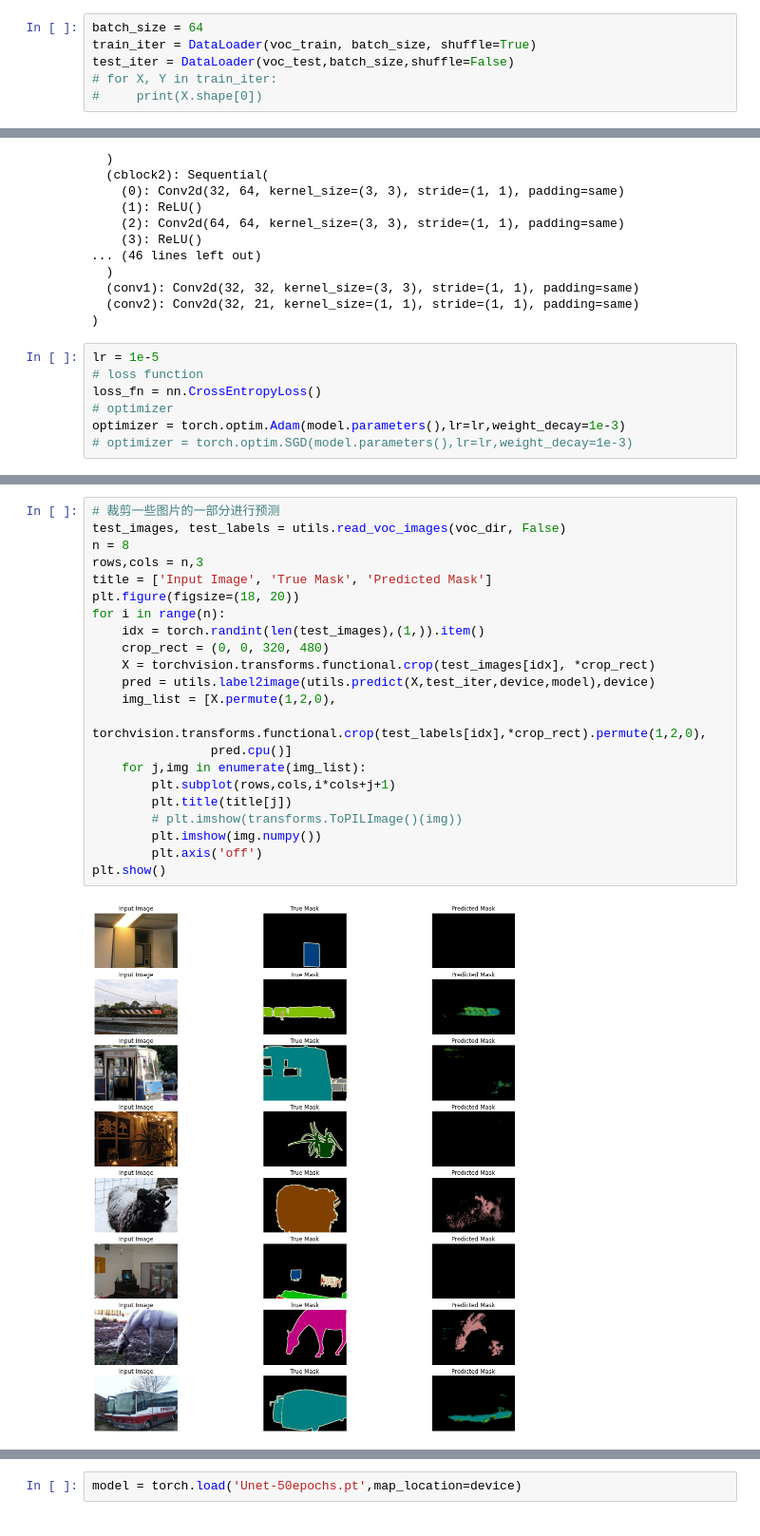
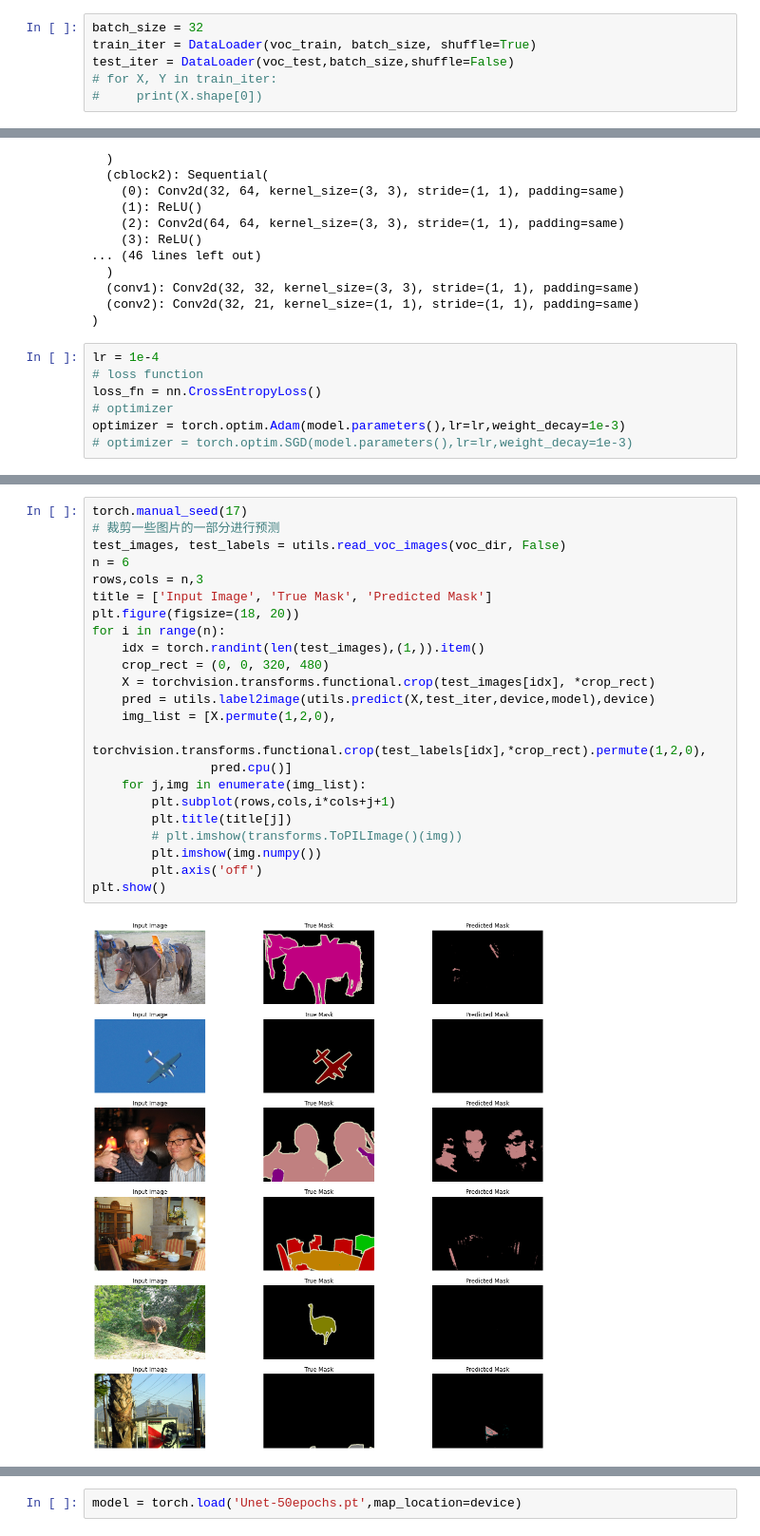
Before and after one commit to narutojian/cv-beginer, a Jupyter notebook: Pascal VOC 2012 Segmentation/UNet.ipynb, the cells around one changed output, grey strips where cells are left out. Shown: that part at 95% size. Drawn from its saved outputs; the diff is of its cells as text.

```diff
--- a/Pascal VOC 2012 Segmentation/UNet.ipynb
+++ b/Pascal VOC 2012 Segmentation/UNet.ipynb
@@ -23,7 +26,7 @@ voc_test = utils.VOCSegDataset(False, crop_size, voc_dir)
 read 1114 examples
 read 1078 examples
 # %%
-batch_size = 64
+batch_size = 32
 train_iter = DataLoader(voc_train, batch_size, shuffle=True)
 test_iter = DataLoader(voc_test,batch_size,shuffle=False)
 # for X, Y in train_iter:
@@ -60,7 +63,7 @@ Unet(
   (conv2): Conv2d(32, 21, kernel_size=(1, 1), stride=(1, 1), padding=same)
 )
 # %%
-lr = 1e-5
+lr = 1e-4
 # loss function
 loss_fn = nn.CrossEntropyLoss()
 # optimizer
@@ -92,27 +96,28 @@ Test Error:
 
 Done!
 # %%
+torch.manual_seed(17)
 # 裁剪一些图片的一部分进行预测
 test_images, test_labels = utils.read_voc_images(voc_dir, False)
-n = 8
+n = 6
 rows,cols = n,3
 title = ['Input Image', 'True Mask', 'Predicted Mask']
 plt.figure(figsize=(18, 20))
 for i in range(n):
     idx = torch.randint(len(test_images),(1,)).item()
     crop_rect = (0, 0, 320, 480)
     X = torchvision.transforms.functional.crop(test_images[idx], *crop_rect)
     pred = utils.label2image(utils.predict(X,test_iter,device,model),device)
     img_list = [X.permute(1,2,0),
                 torchvision.transforms.functional.crop(test_labels[idx],*crop_rect).permute(1,2,0),
                 pred.cpu()]
     for j,img in enumerate(img_list):
         plt.subplot(rows,cols,i*cols+j+1)
         plt.title(title[j])
         # plt.imshow(transforms.ToPILImage()(img))
         plt.imshow(img.numpy())
         plt.axis('off')
 plt.show()
 # %% [output]
-[figure, old version]
+[figure, new version]
 # %%
```
Also changed, not shown: parts of 4 cells of this notebook, 2 other files.
